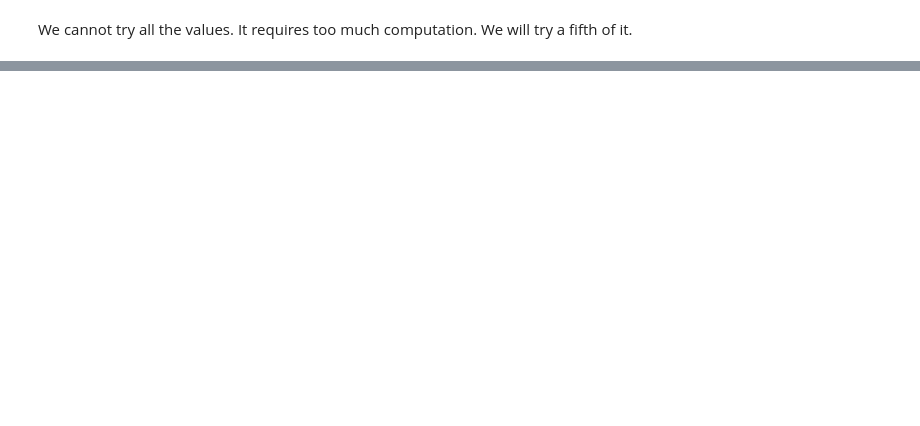
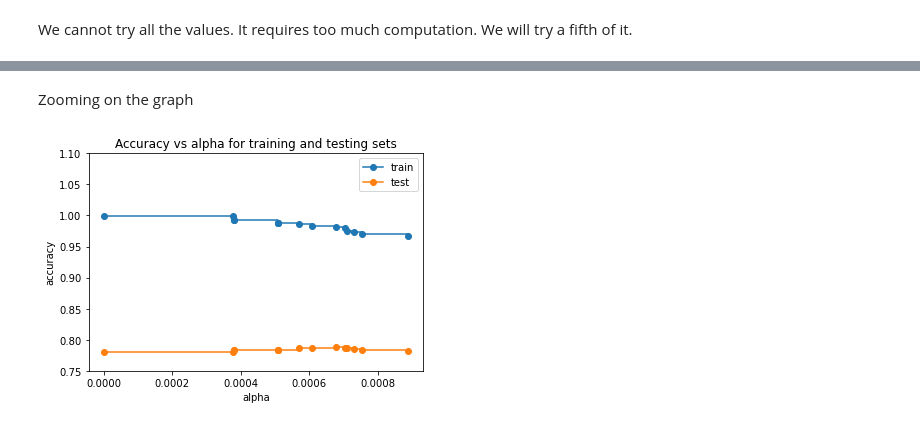
Before and after one commit to OlivierJoris/Activity-prediction-classifier, a Jupyter notebook: iml2021/dt_basic.ipynb, the cells around one changed output, grey strips where cells are left out. Drawn from its saved outputs; the diff is of its cells as text; code cells hidden in the pictures; blank space fills up the shorter version.

```diff
--- a/iml2021/dt_basic.ipynb
+++ b/iml2021/dt_basic.ipynb
@@ -209,0 +261,18 @@ plt.show()
+# %% [markdown]
+Zooming on the graph
+# %%
+train_scores = train_scores[:15]
+test_scores = test_scores[:15]
+
+fig, ax = plt.subplots()
+ax.set_xlabel("alpha")
+ax.set_ylabel("accuracy")
+ax.set_title("Accuracy vs alpha for training and testing sets")
+ax.plot(ccp[:15], train_scores, marker="o", label="train", drawstyle="steps-post")
+ax.plot(ccp[:15], test_scores, marker="o", label="test", drawstyle="steps-post")
+ax.legend()
+plt.ylim((0.75, 1.1))
+plt.savefig("dt_pruning_study_zoomed.png")
+plt.show()
+# %% [output]
+[figure, added]
```
Also changed, not shown: parts of 13 cells of this notebook, 8 other files.
